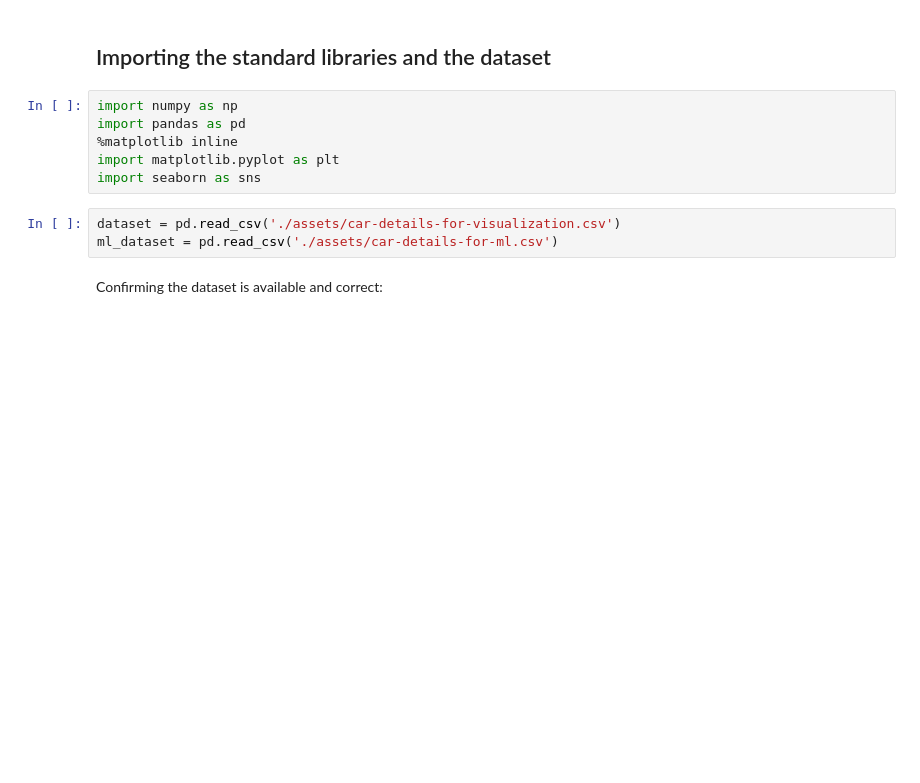
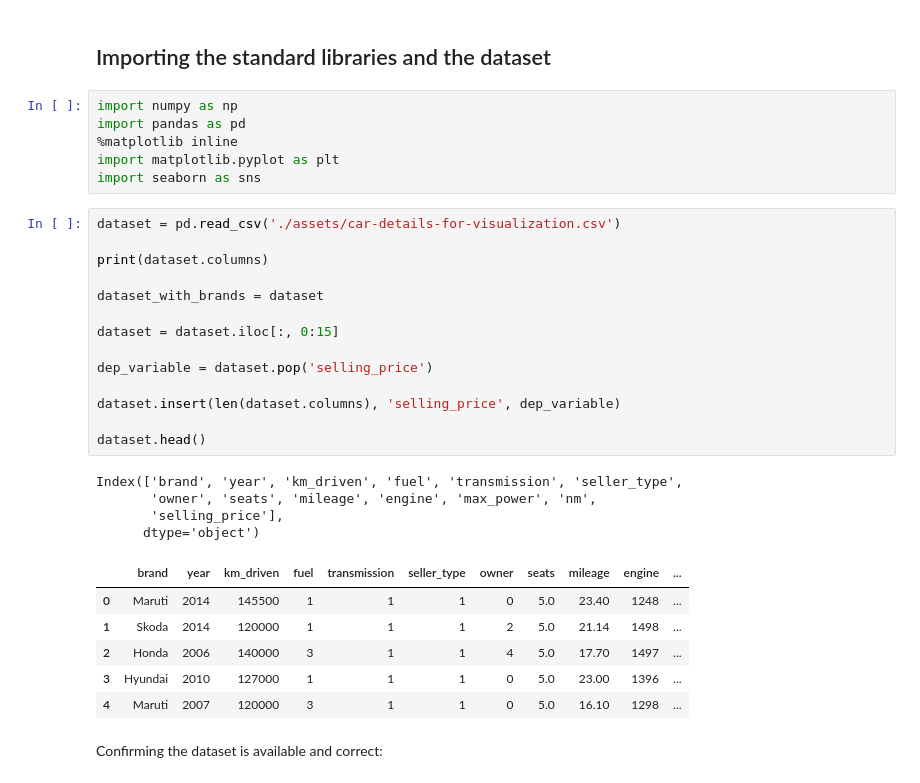
Before and after one commit to mnbuhl/used-car-price, a Jupyter notebook: data_visualization.ipynb, the cells around one changed output. Saved outputs shown, nothing was run; the diff lists cells and outputs as text; blank space fills up the shorter version.

```diff
--- a/data_visualization.ipynb
+++ b/data_visualization.ipynb
@@ -8,9 +8,31 @@ import pandas as pd
 %matplotlib inline
 import matplotlib.pyplot as plt
 import seaborn as sns
-# %%
-dataset = pd.read_csv('./assets/car-details-for-visualization.csv')
-ml_dataset = pd.read_csv('./assets/car-details-for-ml.csv')
+# %%
+dataset = pd.read_csv('./assets/car-details-for-visualization.csv')
+
+print(dataset.columns)
+
+dataset_with_brands = dataset
+
+dataset = dataset.iloc[:, 0:15]
+
+dep_variable = dataset.pop('selling_price')
+
+dataset.insert(len(dataset.columns), 'selling_price', dep_variable)
+
+dataset.head()
+# %% [output]
+Index(['brand', 'year', 'km_driven', 'fuel', 'transmission', 'seller_type',
+       'owner', 'seats', 'mileage', 'engine', 'max_power', 'nm',
+       'selling_price'],
+      dtype='object')
+|  | brand | year | km_driven | fuel | transmission | seller_type | owner | seats | mileage | engine | ... |
+| 0 | Maruti | 2014 | 145500 | 1 | 1 | 1 | 0 | 5.0 | 23.40 | 1248 | ... |
+| 1 | Skoda | 2014 | 120000 | 1 | 1 | 1 | 2 | 5.0 | 21.14 | 1498 | ... |
+| 2 | Honda | 2006 | 140000 | 3 | 1 | 1 | 4 | 5.0 | 17.70 | 1497 | ... |
+| 3 | Hyundai | 2010 | 127000 | 1 | 1 | 1 | 0 | 5.0 | 23.00 | 1396 | ... |
+| 4 | Maruti | 2007 | 120000 | 3 | 1 | 1 | 0 | 5.0 | 16.10 | 1298 | ... |
 # %% [markdown]
 Confirming the dataset is available and correct:
 # %%
```
Also changed, not shown: parts of 4 cells of this notebook, 3 other files.
